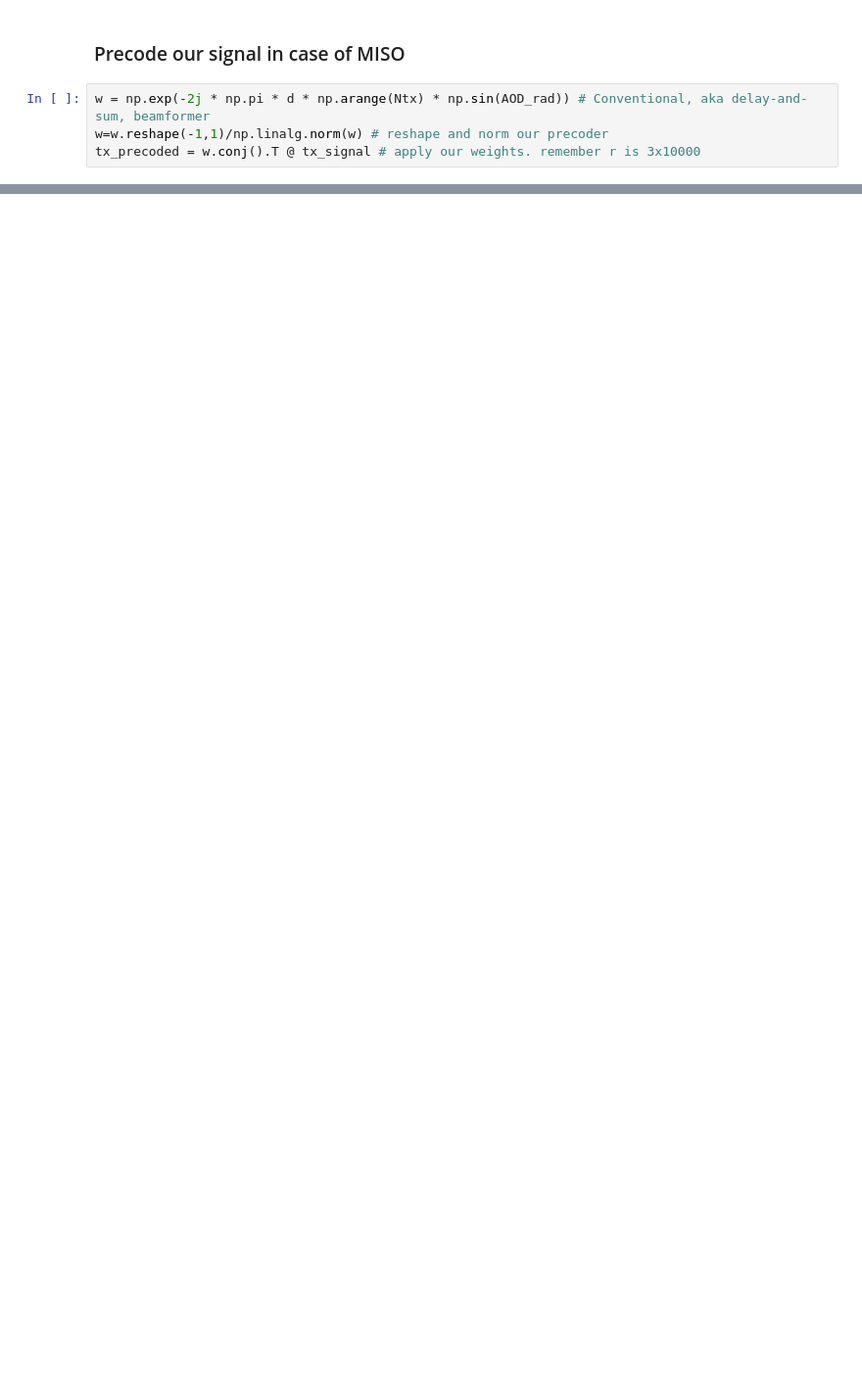
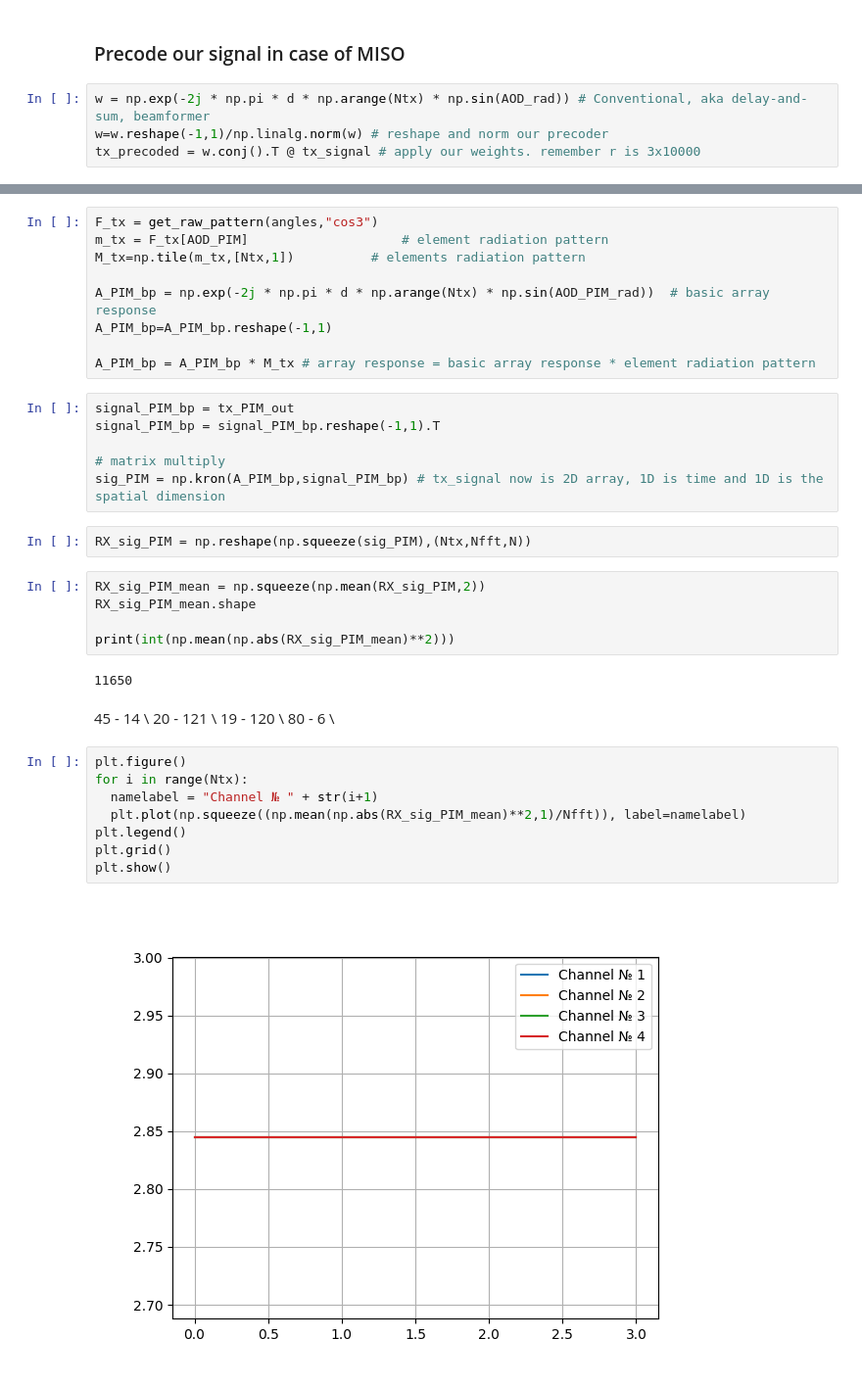
Before and after one commit to ladnlav/diploma, a Jupyter notebook: MM.ipynb, the cells around one changed output, grey strips where cells are left out. Shown at 98% size. Drawn from its saved outputs; the diff is of its cells as text; blank space fills up the shorter version.

```diff
--- a/MM.ipynb
+++ b/MM.ipynb
@@ -320,0 +482,39 @@ plt.show()
+# %%
+F_tx = get_raw_pattern(angles,"cos3")
+m_tx = F_tx[AOD_PIM]                    # element radiation pattern
+M_tx=np.tile(m_tx,[Ntx,1])          # elements radiation pattern
+
+A_PIM_bp = np.exp(-2j * np.pi * d * np.arange(Ntx) * np.sin(AOD_PIM_rad))  # basic array response
+A_PIM_bp=A_PIM_bp.reshape(-1,1)
+
+A_PIM_bp = A_PIM_bp * M_tx # array response = basic array response * element radiation pattern
+# %%
+signal_PIM_bp = tx_PIM_out
+signal_PIM_bp = signal_PIM_bp.reshape(-1,1).T
+
+# matrix multiply
+sig_PIM = np.kron(A_PIM_bp,signal_PIM_bp) # tx_signal now is 2D array, 1D is time and 1D is the spatial dimension
+# %%
+RX_sig_PIM = np.reshape(np.squeeze(sig_PIM),(Ntx,Nfft,N))
+# %%
+RX_sig_PIM_mean = np.squeeze(np.mean(RX_sig_PIM,2))
+RX_sig_PIM_mean.shape
+
+print(int(np.mean(np.abs(RX_sig_PIM_mean)**2)))
+# %% [output]
+11650
+# %% [markdown]
+45 - 14 \\
+20 - 121 \\
+19 - 120 \\
+80 - 6 \\
+# %%
+plt.figure()
+for i in range(Ntx):
+  namelabel = "Channel № " + str(i+1)
+  plt.plot(np.squeeze((np.mean(np.abs(RX_sig_PIM_mean)**2,1)/Nfft)), label=namelabel)
+plt.legend()
+plt.grid()
+plt.show()
+# %% [output]
+[figure, added]
```
Also changed, not shown: parts of 34 cells of this notebook.
